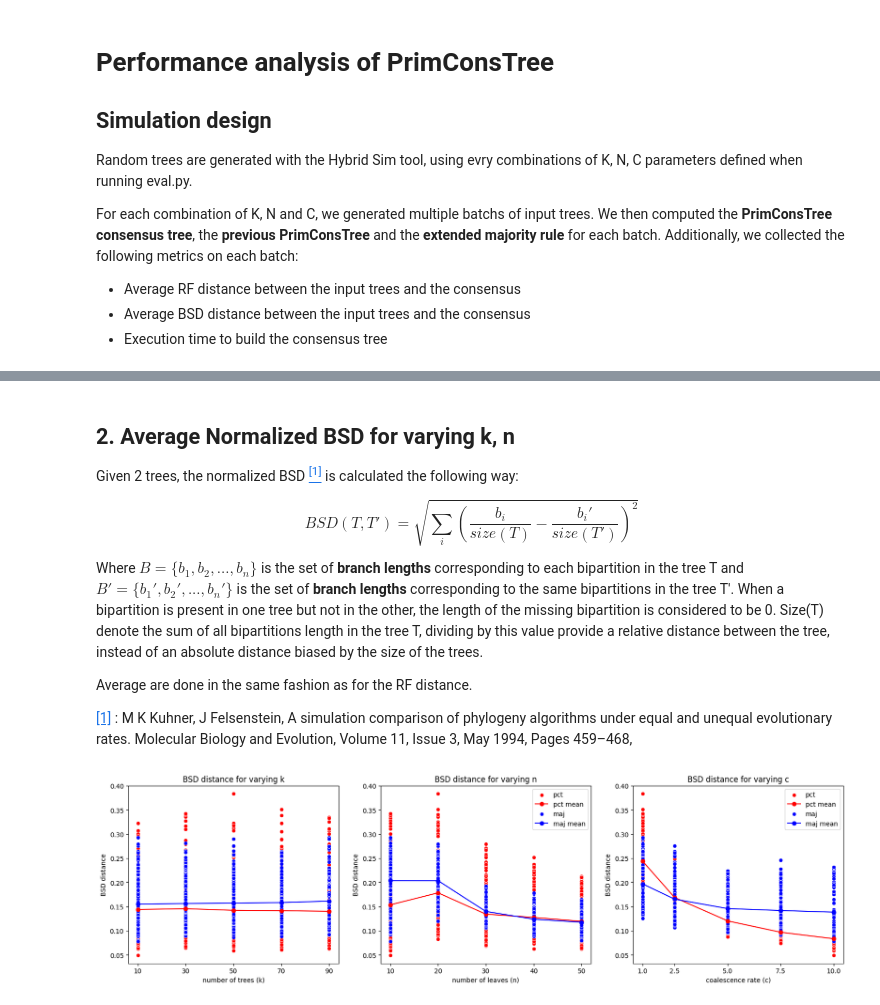
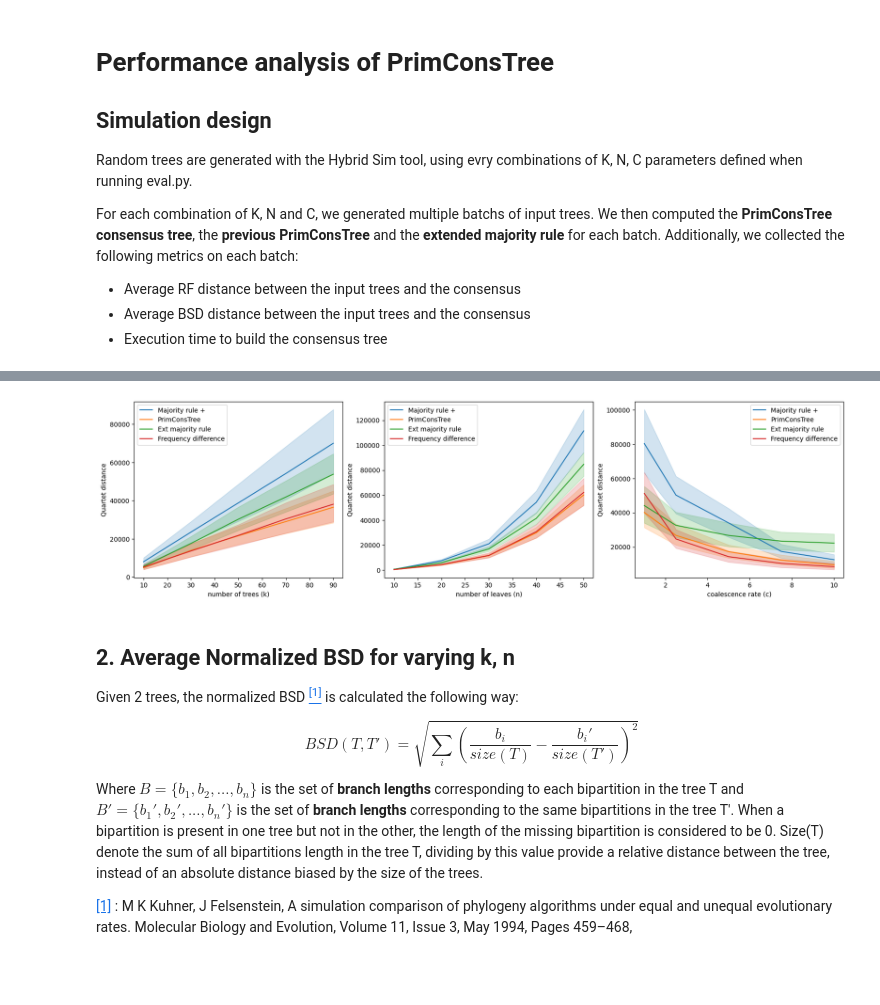
Before and after one commit to tahiri-lab/PrismTree, a Jupyter notebook: src/analysis.ipynb, the cells around one changed output, grey strips where cells are left out. Drawn from its saved outputs; the diff is of its cells as text; code cells hidden in the pictures; blank space fills up the shorter version.

```diff
--- a/src/analysis.ipynb
+++ b/src/analysis.ipynb
@@ -53,3 +83,8 @@ plt.show()
+# %%
+plot_metric("qdist", ["k", "n", "c"], [algs["pct"], algs["maj"], algs["freq"], algs["maj_plus"]])
+plt.show()
+# %% [output]
+[figure, added]
 # %% [markdown]
 ## 2. Average Normalized BSD for varying k, n
 
@@ -59,31 +94,4 @@ $$ BSD(T, T') = \sqrt{\sum_{i} (\frac{b_i}{size(T)} - \frac{b_i'}{size(T')})^2}
 
 Where $B = \{b_1, b_2, ..., b_n\}$ is the set of **branch lengths** corresponding to each bipartition in the tree T and $B' = \{b_1', b_2', ..., b_n'\}$ is the set of **branch lengths** corresponding to the same bipartitions in the tree T'. When a bipartition is present in one tree but not in the other, the length of the missing bipartition is considered to be 0. Size(T) denote the sum of all bipartitions length in the tree T, dividing by this value provide a relative distance between the tree, instead of an absolute distance biased by the size of the trees.
 
-Average are done in the same fashion as for the RF distance.
-
 <a name="cite_note-1"></a>[[1]](#cite_ref-1) : M K Kuhner, J Felsenstein, A simulation comparison of phylogeny algorithms under equal and unequal evolutionary rates. Molecular Biology and Evolution, Volume 11, Issue 3, May 1994, Pages 459–468,
-# %%
-fig2, (ax4, ax5, ax6) = plt.subplots(nrows=1, ncols=3, figsize=(20, 5))
-
-alg2 = {"pct": "red", "maj": "blue"}
-
-plots.plot_metric(data, alg2, "bsd", ax4, ax5, ax6)
-
-ax4.set_title("BSD distance for varying k")
-ax4.set_xlabel("number of trees (k)")
-ax4.set_ylabel("BSD distance")
-ax4.legend().remove()
-
-ax5.set_title("BSD distance for varying n")
-ax5.set_xlabel("number of leaves (n)")
-ax5.set_ylabel("BSD distance")
-ax5.legend()
-
-ax6.set_title("BSD distance for varying c")
-ax6.set_xlabel("coalescence rate (c)")
-ax6.set_ylabel("BSD distance")
-ax6.legend()
-
-plt.show()
-# %% [output]
-[figure, removed]
```
Also changed, not shown: parts of 13 cells of this notebook, 9 other files.
